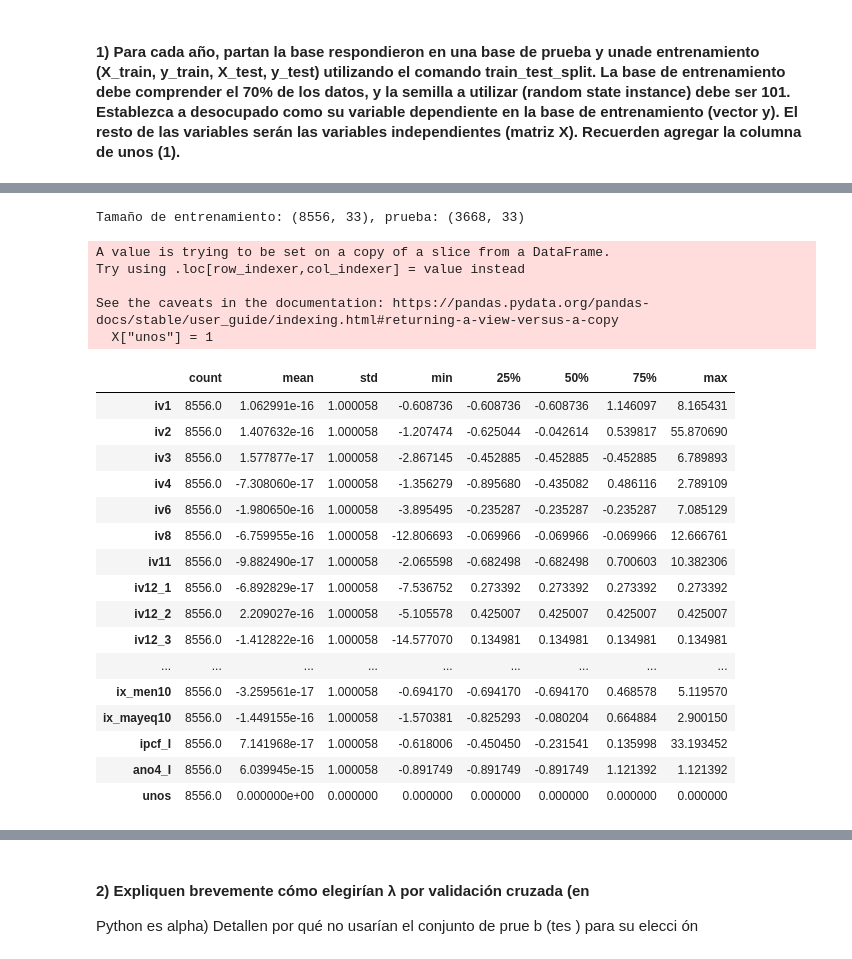
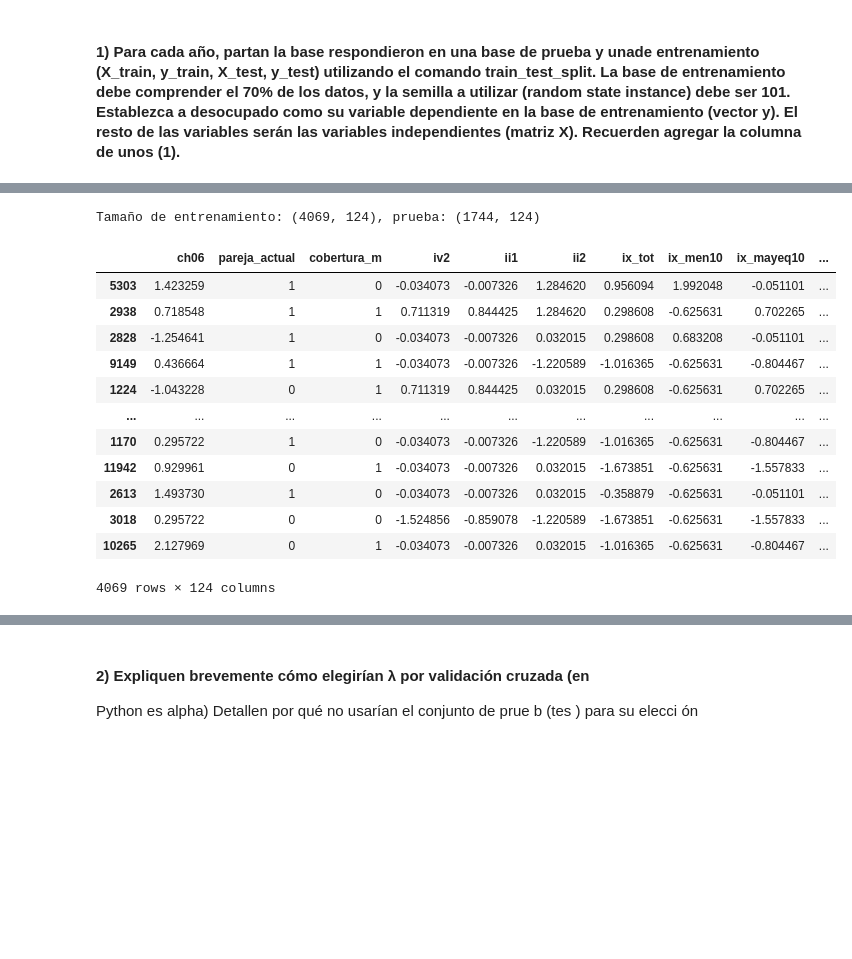
Before and after one commit to GabrielDiaz303/CC408--T1-2-, a Jupyter notebook: TP 4/TP4 - Codigo.ipynb, the cells around one changed output, grey strips where cells are left out. Saved outputs shown, nothing was run; the diff lists cells and outputs as text; code cells hidden in the pictures; blank space fills up the shorter version.

Commit message:
Correción de variables

```diff
--- a/TP 4/TP4 - Codigo.ipynb
+++ b/TP 4/TP4 - Codigo.ipynb
@@ -600,11 +640,12 @@ EPH_completo_limpio
 # en varias columnas binarias (dummies).
 # Cómo? get_dummies
 
-variables_cat= ["iv1","iv3","iv4","iv6","iv8","iv11","iv12_1","iv12_2","iv12_3","ii4_1","ii7","ii8","ii9","v1", "v2", "v3", "v5", "v7","v12","v13","v14","v15","v16","v17"]
+variables_cat= ["iv1","iv3","iv4","iv6","iv8","iv11","iv12_1","iv12_2","iv12_3","ii4_1","ii7","ii8","ii9",
+                "v1", "v2", "v3", "v5", "v7","v12","v13","v14","v15","v16","v17", "ch04", "ch09", "ch15"]
 
-dummies = pd.get_dummies(EPH_completo_limpio, columns=variables_cat)
+EPH_dummies = pd.get_dummies(EPH_completo_limpio2, columns=variables_cat)
 
 # Concatenamos con el df original
-EPH_dummies = pd.concat([EPH_completo_limpio, dummies], axis=1)
+#EPH_dummies = pd.concat([EPH_completo_limpio, dummies], axis=1)
 #auto_d.head()
 #cuando tenemos una categorica en r no tenes que decir nada (ajusta n-1 parametros --> genera 3 columnas con dummies (001))
@@ -629,7 +672,7 @@ dummies
 # %%
 
 # de habitaciones / # de personas en el hogar
-EPH_dummies['HpP'] = EPH_completo_limpio.apply(
+EPH_dummies['HpP'] = EPH_dummies.apply(
     lambda row: row['ix_tot'] / row['ii1'] if row['ii1'] > 0 else 0, axis=1
 )
 
@@ -671,0 +725,3 @@ KeyError: "['iv1', 'iv3', 'iv4', 'iv6', 'iv8', 'iv11', 'iv12_1', 'iv12_2', 'iv12
+# %%
+EPH_dummies2 = EPH_dummies[EPH_dummies["estado"] < 3]
+EPH_dummies2["desocupado"].value_counts()
@@ -672,9 +749,9 @@ KeyError: "['iv1', 'iv3', 'iv4', 'iv6', 'iv8', 'iv11', 'iv12_1', 'iv12_2', 'iv12
 # %%
 from sklearn.model_selection import train_test_split
-variables= ["iv1","iv2","iv3","iv4","iv6","iv8","iv11","iv12_1","iv12_2","iv12_3","ii1","ii2","ii4_1","ii7","ii8","ii9","v1", "v2", "v3", "v5", "v7","v12","v13","v14","v15","v16","v17", "ix_tot", "ix_men10","ix_mayeq10","ipcf_I","ano4_I"]
-X = EPH_completo_limpio[variables]  # Variables independientes
+
+X = EPH_dummies2.drop(columns=['estado', "desocupado", "codusu", "nro_hogar", "ano4", "vii1_1", "nivel_ed_or"])  # Variables independientes
 X["unos"] = 1
-y = EPH_completo_limpio['desocupado']                # Variable dependiente
+y = EPH_dummies2['desocupado']                # Variable dependiente
 
 # División en entrenamiento (70%) y prueba (30%) con semilla 101
 X_train, X_test, y_train, y_test = train_test_split(X, y, test_size=0.3, random_state=101)
@@ -683,42 +760,41 @@ X_train, X_test, y_train, y_test = train_test_split(X, y, test_size=0.3, random_
 print(f"Tamaño de entrenamiento: {X_train.shape}, prueba: {X_test.shape}")
 ## 33 # de columnas
 # %% [output]
-Tamaño de entrenamiento: (8556, 33), prueba: (3668, 33)
+Tamaño de entrenamiento: (4069, 124), prueba: (1744, 124)
-A value is trying to be set on a copy of a slice from a DataFrame.
-Try using .loc[row_indexer,col_indexer] = value instead
-
-See the caveats in the documentation: https://pandas.pydata.org/pandas-docs/stable/user_guide/indexing.html#returning-a-view-versus-a-copy
-  X["unos"] = 1
 # %%
 from sklearn.preprocessing import StandardScaler
 # Iniciamos el Standard Scaler
 sc = StandardScaler()
 
+columns_to_scale = ['ch06', 'ipcf_I', "iv2","ii1","ii2", "ix_tot", "ix_men10", "ix_mayeq10", "HpP", "trabajadores_hogar","ipcf_niño"]
+
 # Estandarizamos las observaciones de entrenamiento
-X_train_transformed = pd.DataFrame(sc.fit_transform(X_train), index=X_train.index, columns=X_train.columns)
+#X_train_transformed = pd.DataFrame(sc.fit_transform(X_train), index=X_train.index, columns=X_train.columns)
+X_train_transformed = X_train.copy()
+X_train_transformed[columns_to_scale] = sc.fit_transform(X_train[columns_to_scale])
+
+# Estandarizamos solo las columnas seleccionadas de X_test usando el scaler ajustado con X_train
+X_test_transformed = X_test.copy()
+X_test_transformed[columns_to_scale] = sc.transform(X_test[columns_to_scale])
 
 # Estandarizamos las observaciones de test
-X_test_transformed = pd.DataFrame(sc.transform(X_test), index=X_test.index, columns=X_test.columns)
+#X_test_transformed = pd.DataFrame(sc.transform(X_test), index=X_test.index, columns=X_test.columns)
 #Ajustamos el scaler a los datos de Train, pero a los datos de test le restamos la media
 #los datos de train y lo dividimos por la SD de los datos de train.
 
 # Estadisticas luego de estandarizar
-X_train_transformed.describe().T
+X_train_transformed
 # %% [output]
-|  | count | mean | std | min | 25% | 50% | 75% | max |
-| iv1 | 8556.0 | 1.062991e-16 | 1.000058 | -0.608736 | -0.608736 | -0.608736 | 1.146097 | 8.165431 |
-| iv2 | 8556.0 | 1.407632e-16 | 1.000058 | -1.207474 | -0.625044 | -0.042614 | 0.539817 | 55.870690 |
-| iv3 | 8556.0 | 1.577877e-17 | 1.000058 | -2.867145 | -0.452885 | -0.452885 | -0.452885 | 6.789893 |
-| iv4 | 8556.0 | -7.308060e-17 | 1.000058 | -1.356279 | -0.895680 | -0.435082 | 0.486116 | 2.789109 |
-| iv6 | 8556.0 | -1.980650e-16 | 1.000058 | -3.895495 | -0.235287 | -0.235287 | -0.235287 | 7.085129 |
-| iv8 | 8556.0 | -6.759955e-16 | 1.000058 | -12.806693 | -0.069966 | -0.069966 | -0.069966 | 12.666761 |
-| iv11 | 8556.0 | -9.882490e-17 | 1.000058 | -2.065598 | -0.682498 | -0.682498 | 0.700603 | 10.382306 |
-| iv12_1 | 8556.0 | -6.892829e-17 | 1.000058 | -7.536752 | 0.273392 | 0.273392 | 0.273392 | 0.273392 |
-| iv12_2 | 8556.0 | 2.209027e-16 | 1.000058 | -5.105578 | 0.425007 | 0.425007 | 0.425007 | 0.425007 |
-| iv12_3 | 8556.0 | -1.412822e-16 | 1.000058 | -14.577070 | 0.134981 | 0.134981 | 0.134981 | 0.134981 |
-| ... | ... | ... | ... | ... | ... | ... | ... | ... |
-| ix_men10 | 8556.0 | -3.259561e-17 | 1.000058 | -0.694170 | -0.694170 | -0.694170 | 0.468578 | 5.119570 |
-| ix_mayeq10 | 8556.0 | -1.449155e-16 | 1.000058 | -1.570381 | -0.825293 | -0.080204 | 0.664884 | 2.900150 |
-| ipcf_I | 8556.0 | 7.141968e-17 | 1.000058 | -0.618006 | -0.450450 | -0.231541 | 0.135998 | 33.193452 |
-| ano4_I | 8556.0 | 6.039945e-15 | 1.000058 | -0.891749 | -0.891749 | -0.891749 | 1.121392 | 1.121392 |
-| unos | 8556.0 | 0.000000e+00 | 0.000000 | 0.000000 | 0.000000 | 0.000000 | 0.000000 | 0.000000 |
+|  | ch06 | pareja_actual | cobertura_m | iv2 | ii1 | ii2 | ix_tot | ix_men10 | ix_mayeq10 | ... |
+| 5303 | 1.423259 | 1 | 0 | -0.034073 | -0.007326 | 1.284620 | 0.956094 | 1.992048 | -0.051101 | ... |
+| 2938 | 0.718548 | 1 | 1 | 0.711319 | 0.844425 | 1.284620 | 0.298608 | -0.625631 | 0.702265 | ... |
+| 2828 | -1.254641 | 1 | 0 | -0.034073 | -0.007326 | 0.032015 | 0.298608 | 0.683208 | -0.051101 | ... |
+| 9149 | 0.436664 | 1 | 1 | -0.034073 | -0.007326 | -1.220589 | -1.016365 | -0.625631 | -0.804467 | ... |
+| 1224 | -1.043228 | 0 | 1 | 0.711319 | 0.844425 | 0.032015 | 0.298608 | -0.625631 | 0.702265 | ... |
+| ... | ... | ... | ... | ... | ... | ... | ... | ... | ... | ... |
+| 1170 | 0.295722 | 1 | 0 | -0.034073 | -0.007326 | -1.220589 | -1.016365 | -0.625631 | -0.804467 | ... |
+| 11942 | 0.929961 | 0 | 1 | -0.034073 | -0.007326 | 0.032015 | -1.673851 | -0.625631 | -1.557833 | ... |
+| 2613 | 1.493730 | 1 | 0 | -0.034073 | -0.007326 | 0.032015 | -0.358879 | -0.625631 | -0.051101 | ... |
+| 3018 | 0.295722 | 0 | 0 | -1.524856 | -0.859078 | -1.220589 | -1.673851 | -0.625631 | -1.557833 | ... |
+| 10265 | 2.127969 | 0 | 1 | -0.034073 | -0.007326 | 0.032015 | -1.016365 | -0.625631 | -0.804467 | ... |
+4069 rows × 124 columns
```
Also changed, not shown: parts of 31 cells of this notebook.
